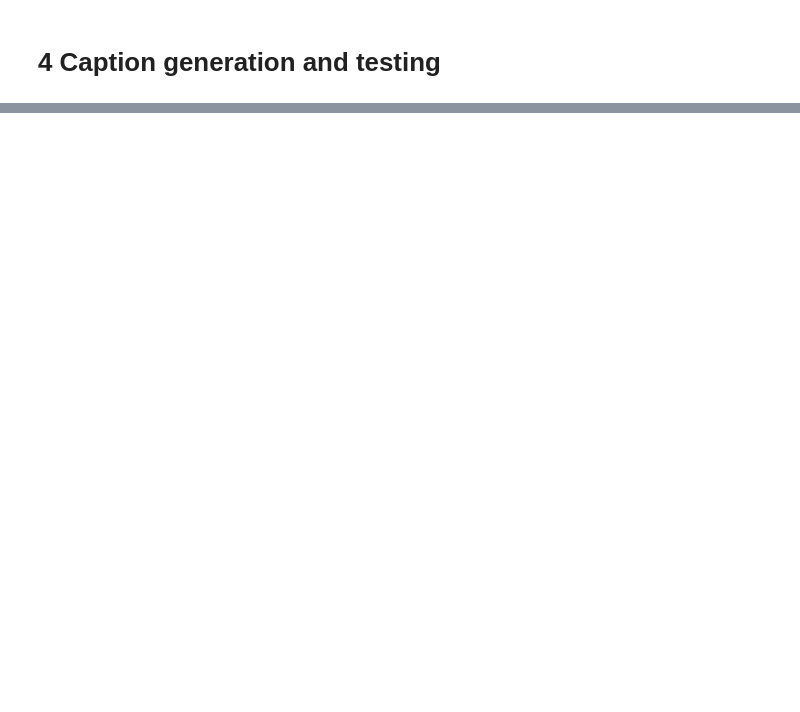
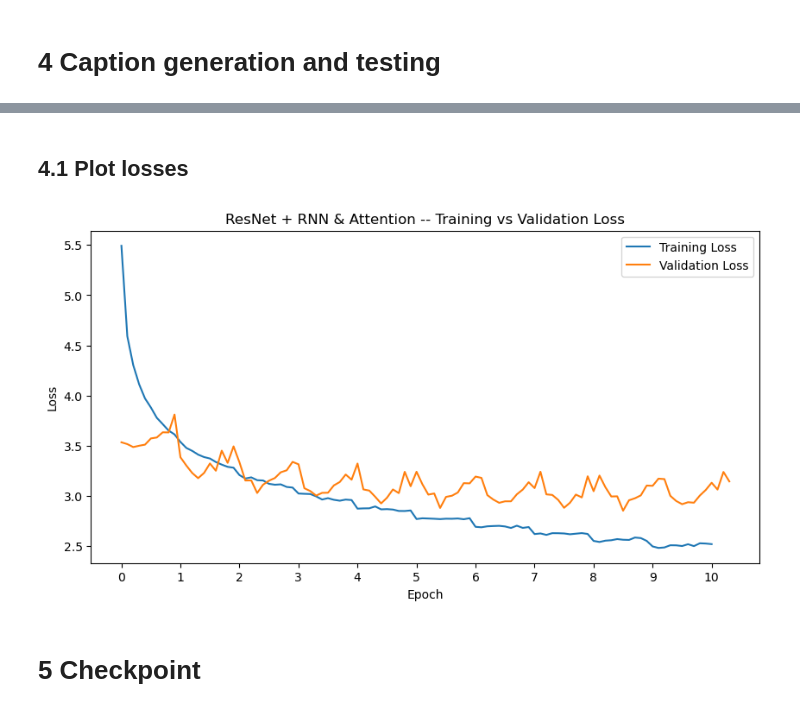
Before and after one commit to Tiazzo/image-captioning, a Jupyter notebook: models_capt/resnet_rnn.ipynb, the cells around one changed output, grey strips where cells are left out. Drawn from its saved outputs; the diff is of its cells as text; code cells hidden in the pictures; blank space fills up the shorter version.

```diff
--- a/models_capt/resnet_rnn.ipynb
+++ b/models_capt/resnet_rnn.ipynb
@@ -391,0 +440,24 @@ print("Didascalia Generata:", caption)
+# %% [markdown]
+## 4.1 Plot losses
+# %%
+def mean(l): return sum(l)/len(l)
+
+lt = len(train_losses)
+lv = len(val_losses)
+step = 100
+t_l = [mean(train_losses[i:min(i+lt//step, lt)]) for i in range(0, lt, lt//step)]
+v_l = [mean(val_losses[i:min(i+lv//step, lv)]) for i in range(0, lv, lv//step)]
+plt.figure(figsize=(10,5))
+plt.plot(t_l, label='Training Loss')
+plt.plot(v_l, label='Validation Loss')
+plt.title('ResNet + RNN & Attention -- Training vs Validation Loss')
+plt.xlabel('Epoch')
+plt.ylabel('Loss')
+plt.xticks(ticks=range(0, len(t_l), 10), labels=range(0, 11))
+plt.legend()
+# plt.show()
+plt.savefig('../img/resnet_rnn.pdf', format='pdf')
+# %% [output]
+[figure, added]
+# %% [markdown]
+# 5 Checkpoint
```
Also changed, not shown: parts of 11 cells of this notebook.
